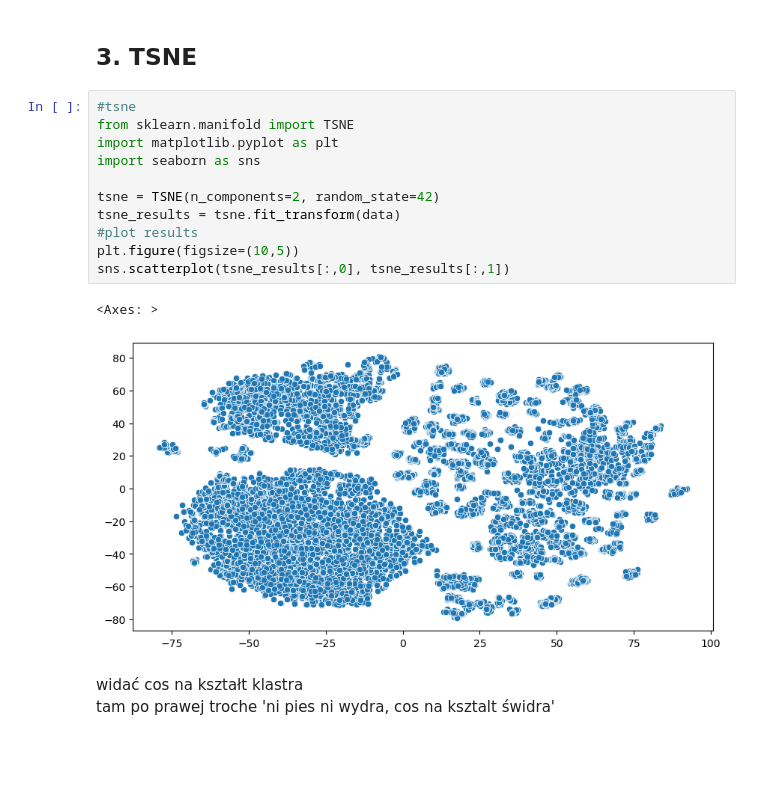
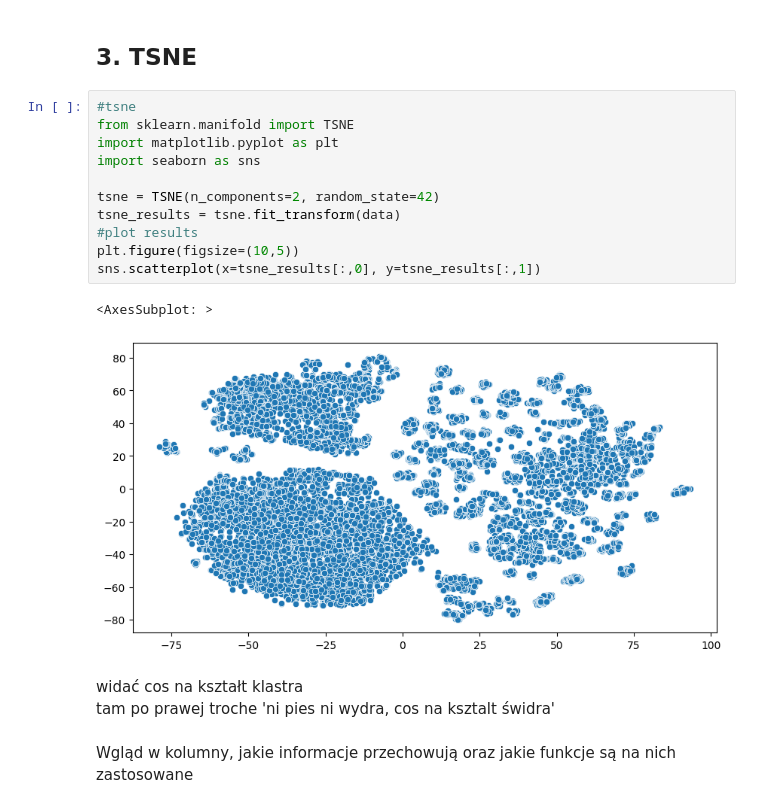
Before and after one commit to DeptuchMateusz/Human-activity-recognition-using-smartphones-clustering, a Jupyter notebook: EDA/EDA.ipynb, the cells around one changed output. Cells and saved outputs as stored; diff of their text form; blank space fills up the shorter version.

```diff
--- a/EDA/EDA.ipynb
+++ b/EDA/EDA.ipynb
@@ -94,17 +182,19 @@ fBodyGyro-bandsEnergy()-33,48.2 variance: 0.004625881880633915
 # %%
 #tsne
 from sklearn.manifold import TSNE
 import matplotlib.pyplot as plt
 import seaborn as sns
 
 tsne = TSNE(n_components=2, random_state=42)
 tsne_results = tsne.fit_transform(data)
 #plot results
 plt.figure(figsize=(10,5))
-sns.scatterplot(tsne_results[:,0], tsne_results[:,1])
+sns.scatterplot(x=tsne_results[:,0], y=tsne_results[:,1])
 # %% [output]
-<Axes: >
+<AxesSubplot: >
-[figure, old version]
+[figure, new version]
 # %% [markdown]
 widać cos na kształt klastra
 tam po prawej troche 'ni pies ni wydra, cos na ksztalt świdra'
+# %% [markdown]
+Wgląd w kolumny, jakie informacje przechowują oraz jakie funkcje są na nich zastosowane
```
Also changed, not shown: parts of 10 cells of this notebook.
